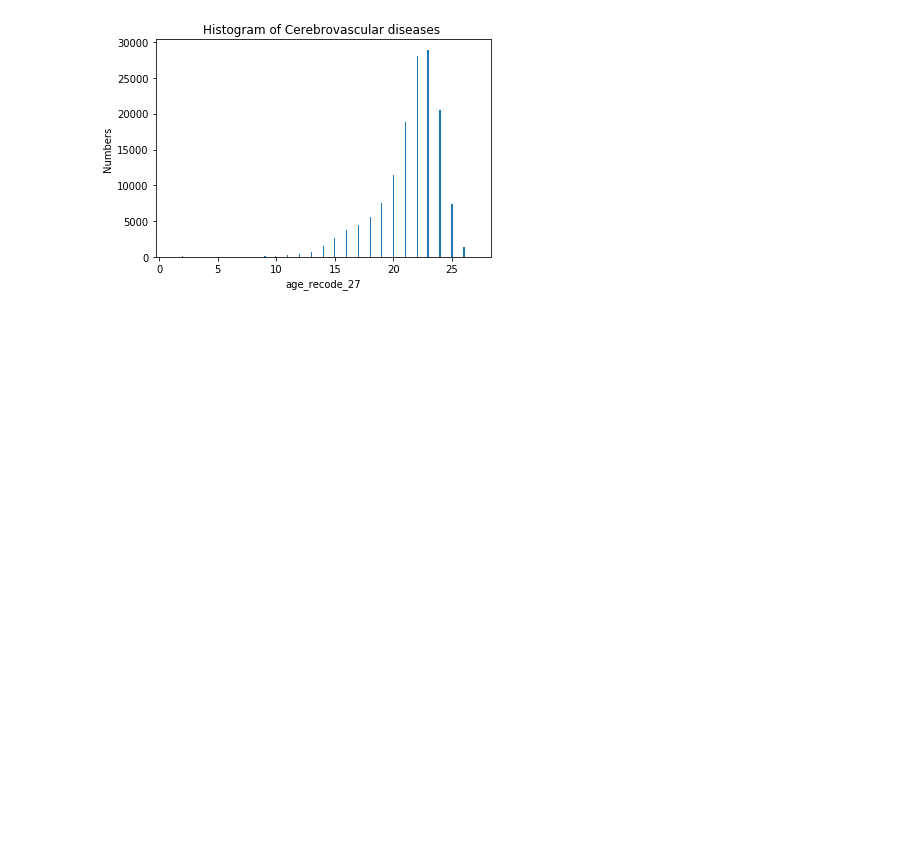
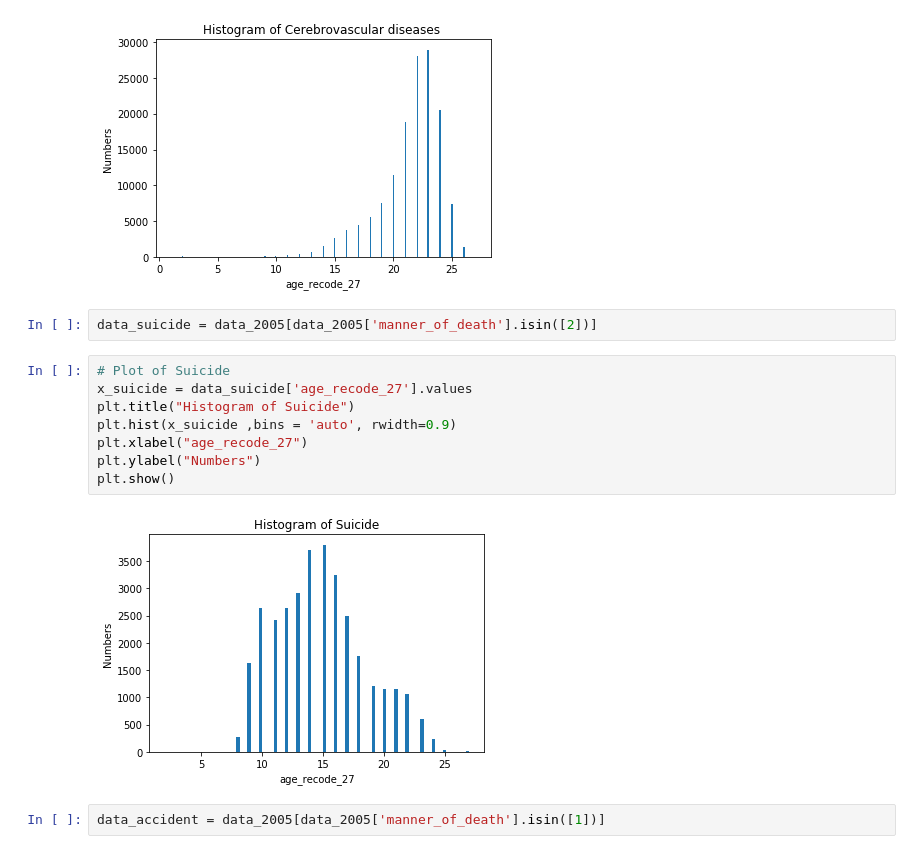
Before and after one commit to segunak/Mortality-Analysis, a Jupyter notebook: FinalProject-GroupA-kuni.ipynb, the cells around one changed output. Drawn from its saved outputs; the diff is of its cells as text; blank space fills up the shorter version.

```diff
--- a/FinalProject-GroupA-kuni.ipynb
+++ b/FinalProject-GroupA-kuni.ipynb
@@ -263,3 +263,17 @@ plt.ylabel("Numbers")
 plt.show()
 # %% [output]
 [figure]
+# %%
+data_suicide = data_2005[data_2005['manner_of_death'].isin([2])]
+# %%
+# Plot of Suicide
+x_suicide = data_suicide['age_recode_27'].values
+plt.title("Histogram of Suicide")
+plt.hist(x_suicide ,bins = 'auto', rwidth=0.9)
+plt.xlabel("age_recode_27")
+plt.ylabel("Numbers")
+plt.show()
+# %% [output]
+[figure, added]
+# %%
+data_accident = data_2005[data_2005['manner_of_death'].isin([1])]
```
Also changed, not shown: parts of 11 cells of this notebook.
